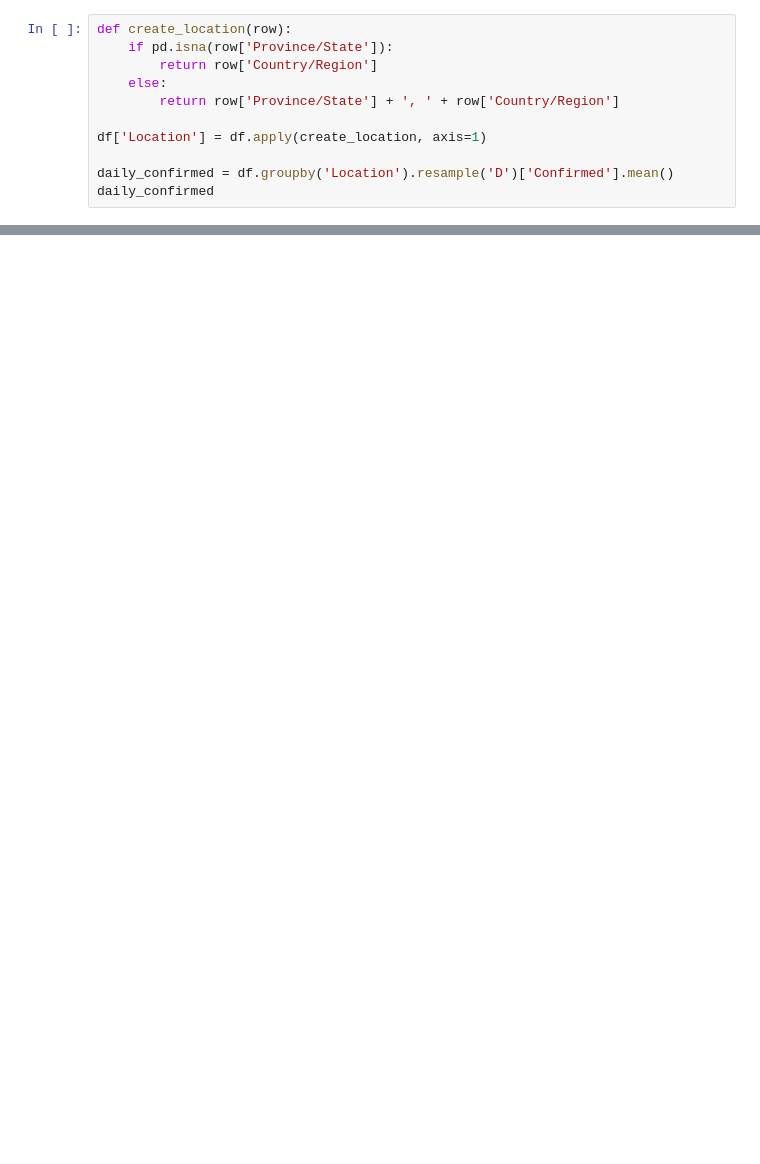
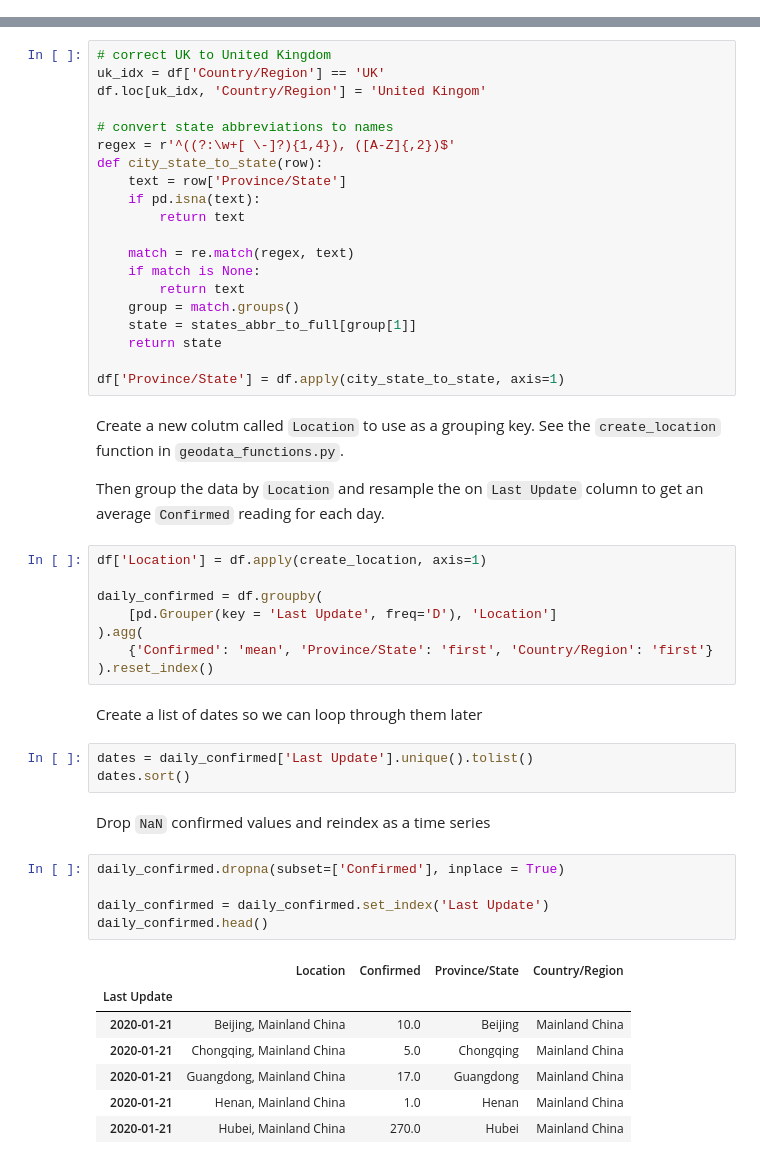
Before and after one commit to pdtyreus/coronavirus-ds, a Jupyter notebook: 2019 nCoV Spread.ipynb, the cells around one changed output, grey strips where cells are left out. Saved outputs shown, nothing was run; the diff lists cells and outputs as text; blank space fills up the shorter version.

Commit message:
time series visualization

```diff
--- a/2019 nCoV Spread.ipynb
+++ b/2019 nCoV Spread.ipynb
@@ -41,11 +45,0 @@ df
-# %%
-def create_location(row):
-    if pd.isna(row['Province/State']):
-        return row['Country/Region']
-    else:
-        return row['Province/State'] + ', ' + row['Country/Region']
-
-df['Location'] = df.apply(create_location, axis=1)
-
-daily_confirmed = df.groupby('Location').resample('D')['Confirmed'].mean()
-daily_confirmed
@@ -65,0 +50,52 @@ Name: Confirmed, Length: 411, dtype: float64
+# %%
+# correct UK to United Kingdom
+uk_idx = df['Country/Region'] == 'UK'
+df.loc[uk_idx, 'Country/Region'] = 'United Kingom'
+
+# convert state abbreviations to names
+regex = r'^((?:\w+[ \-]?){1,4}), ([A-Z]{,2})$'
+def city_state_to_state(row):
+    text = row['Province/State']
+    if pd.isna(text):
+        return text
+
+    match = re.match(regex, text)
+    if match is None:
+        return text
+    group = match.groups()
+    state = states_abbr_to_full[group[1]]
+    return state
+
+df['Province/State'] = df.apply(city_state_to_state, axis=1)
+# %% [markdown]
+Create a new colutm called `Location` to use as a grouping key. See the `create_location` function in `geodata_functions.py`.
+
+Then group the data by `Location` and resample the on `Last Update` column to get an average `Confirmed` reading for each day.
+# %%
+df['Location'] = df.apply(create_location, axis=1)
+
+daily_confirmed = df.groupby(
+    [pd.Grouper(key = 'Last Update', freq='D'), 'Location']
+).agg(
+    {'Confirmed': 'mean', 'Province/State': 'first', 'Country/Region': 'first'}
+).reset_index()
+# %% [markdown]
+Create a list of dates so we can loop through them later
+# %%
+dates = daily_confirmed['Last Update'].unique().tolist()
+dates.sort()
+# %% [markdown]
+Drop `NaN` confirmed values and reindex as a time series
+# %%
+daily_confirmed.dropna(subset=['Confirmed'], inplace = True)
+
+daily_confirmed = daily_confirmed.set_index('Last Update')
+daily_confirmed.head()
+# %% [output]
+|  | Location | Confirmed | Province/State | Country/Region |
+| Last Update |  |  |  |  |
+| 2020-01-21 | Beijing, Mainland China | 10.0 | Beijing | Mainland China |
+| 2020-01-21 | Chongqing, Mainland China | 5.0 | Chongqing | Mainland China |
+| 2020-01-21 | Guangdong, Mainland China | 17.0 | Guangdong | Mainland China |
+| 2020-01-21 | Henan, Mainland China | 1.0 | Henan | Mainland China |
+| 2020-01-21 | Hubei, Mainland China | 270.0 | Hubei | Mainland China |
```
Also changed, not shown: parts of 12 cells of this notebook, 2 other files.
